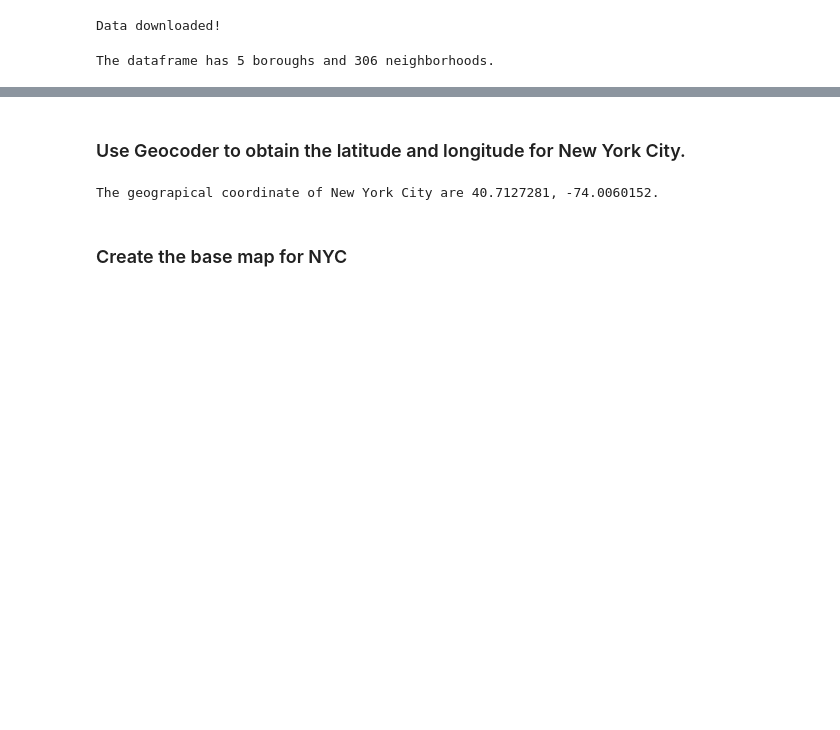
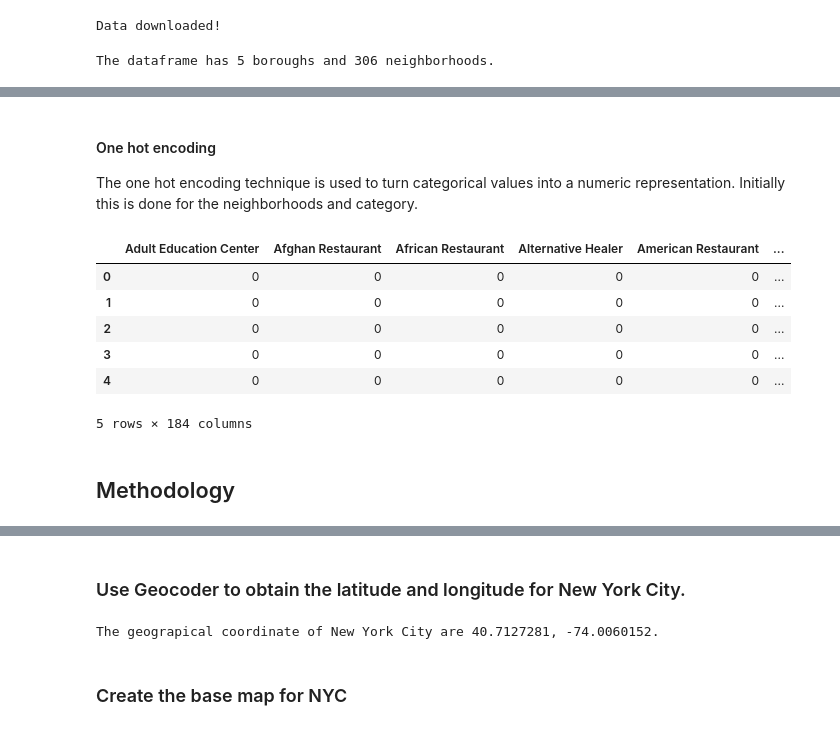
Before and after one commit to WouterDeBot/CapstoneBuildIBM, a Jupyter notebook: notebooks/Fit and Food- Coursera Capstone Project.ipynb, the cells around one changed output, grey strips where cells are left out. Drawn from its saved outputs; the diff is of its cells as text; code cells hidden in the pictures; blank space fills up the shorter version.

```diff
--- a/notebooks/Fit and Food- Coursera Capstone Project.ipynb
+++ b/notebooks/Fit and Food- Coursera Capstone Project.ipynb
@@ -69,0 +317,19 @@ The dataframe has 5 boroughs and 306 neighborhoods.
+# %% [markdown]
+#### One hot encoding
+The one hot encoding technique is used to turn categorical values into a numeric representation.
+Initially this is done for the neighborhoods and category.
+# %%
+#Get dummies for category
+dummies_category = pd.get_dummies(df_overall["category"])
+#dummies_neighborhoods = pd.get_dummies(df_overall["neighborhood"])
+df_overall = pd.concat([])
+# %% [output]
+|  | Adult Education Center | Afghan Restaurant | African Restaurant | Alternative Healer | American Restaurant | ... |
+| 0 | 0 | 0 | 0 | 0 | 0 | ... |
+| 1 | 0 | 0 | 0 | 0 | 0 | ... |
+| 2 | 0 | 0 | 0 | 0 | 0 | ... |
+| 3 | 0 | 0 | 0 | 0 | 0 | ... |
+| 4 | 0 | 0 | 0 | 0 | 0 | ... |
+5 rows × 184 columns
+# %% [markdown]
+## Methodology <a name="methodology"></a>
```
Also changed, not shown: parts of 55 cells of this notebook, 2 other files.
